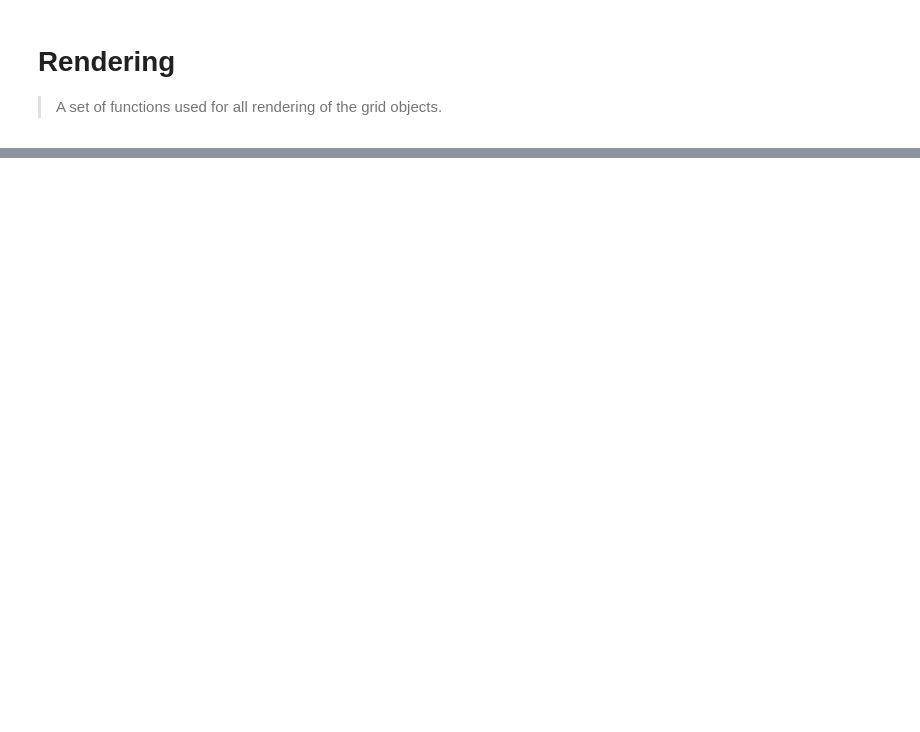
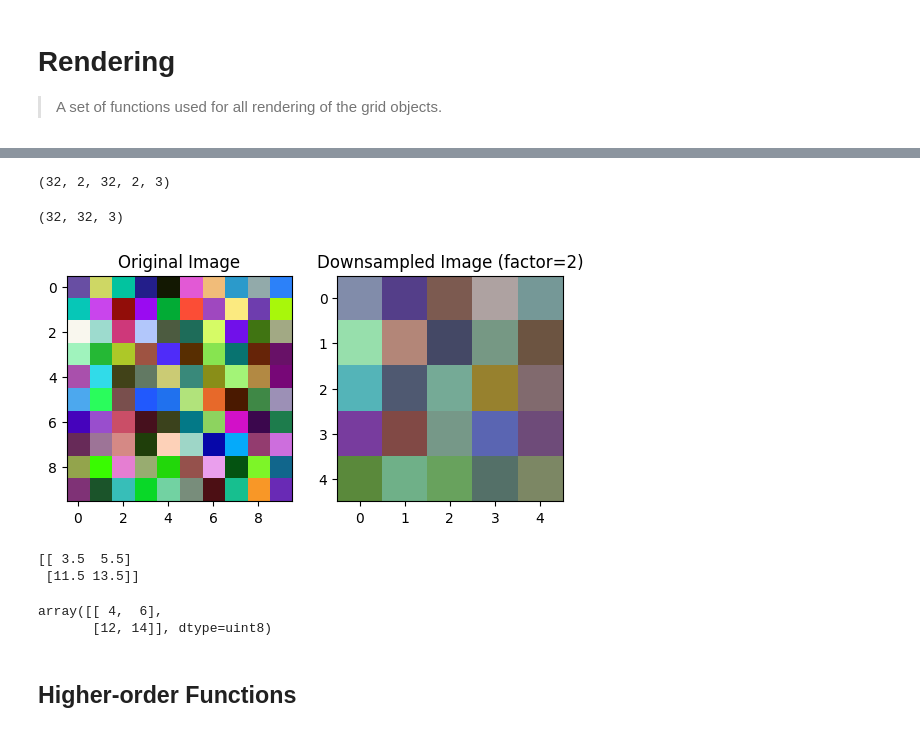
Before and after one commit to Ahmed-Khaled-Saleh/multigrid, a Jupyter notebook: nbs/00b_utils.rendering.ipynb, the cells around one changed output, grey strips where cells are left out. Cells and saved outputs as stored; diff of their text form; code cells hidden in the pictures; blank space fills up the shorter version.

```diff
--- a/nbs/00b_utils.rendering.ipynb
+++ b/nbs/00b_utils.rendering.ipynb
@@ -23,6 +34,22 @@ White = np.array([255, 255, 255])
+# %%
+#| hide
+img = img.reshape(
+        [img.shape[0] // factor, factor, img.shape[1] // factor, factor, 3]
+    )
+img.shape
+# %% [output]
+(32, 2, 32, 2, 3)
+# %%
+#| hide
+img = img.mean(axis=3).mean(axis=1)
+# %%
+#| hide
+img = np.round(img).astype(np.uint8)
+img.shape
+# %% [output]
+(32, 32, 3)
 # %%
 #| export
-
 def downsample(img: ndarray[np.uint8], factor: int) -> ndarray[np.uint8]:
     """
     Downsample an image along both dimensions by some factor.
@@ -42,10 +69,12 @@ def downsample(img: ndarray[np.uint8], factor: int) -> ndarray[np.uint8]:
     assert img.shape[0] % factor == 0
     assert img.shape[1] % factor == 0
 
+
     img = img.reshape(
         [img.shape[0] // factor, factor, img.shape[1] // factor, factor, 3]
     )
-    img = img.mean(axis=3)
-    img = img.mean(axis=1)
+    img = np.round(img
+                   .mean(axis=3)
+                   .mean(axis=1))
 
-    return img
+    return img.astype(np.uint8)
@@ -83,0 +81,37 @@ def fill_coords(
+# %%
+#| hide
+import matplotlib.pyplot as plt
+fig, ax = plt.subplots(1, 2)
+img = np.random.randint(0, 255, (10, 10, 3), dtype=np.uint8)
+
+down_sampled_img = downsample(img, 2)
+ax[0].imshow(img)
+ax[0].set_title("Original Image")
+
+ax[1].imshow(down_sampled_img)
+ax[1].set_title("Downsampled Image (factor=2)")
+plt.show()
+# %% [output]
+[figure, added]
+# %%
+#| hide
+import numpy as np
+factor = 2
+grid = np.arange(1, 17).reshape(4, 4)
+grid = grid.reshape(
+        [grid.shape[0] // factor, factor, grid.shape[1] // factor, factor]
+    )
+print(grid.mean(axis=3).mean(axis=1))
+grid = np.round(grid
+                .mean(axis=3)
+                .mean(axis=1))
+
+grid = grid.astype(np.uint8)
+grid
+# %% [output]
+[[ 3.5  5.5]
+ [11.5 13.5]]
+array([[ 4,  6],
+       [12, 14]], dtype=uint8)
+# %% [markdown]
+## Higher-order Functions
```
Also changed, not shown: parts of 19 cells of this notebook, 44 other files.
